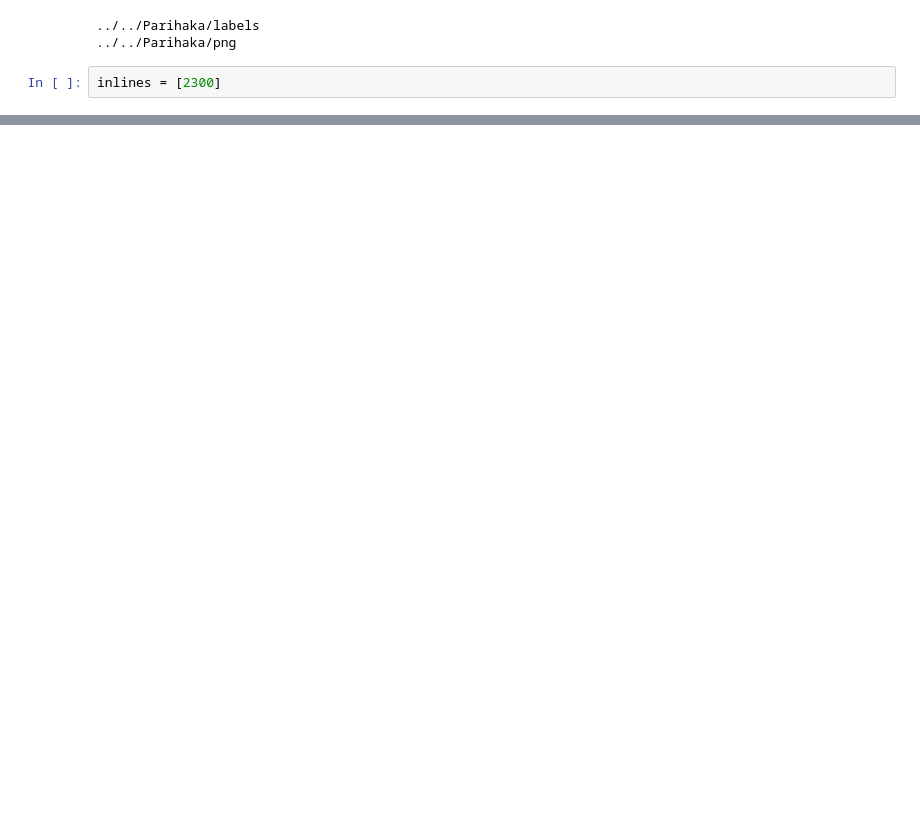
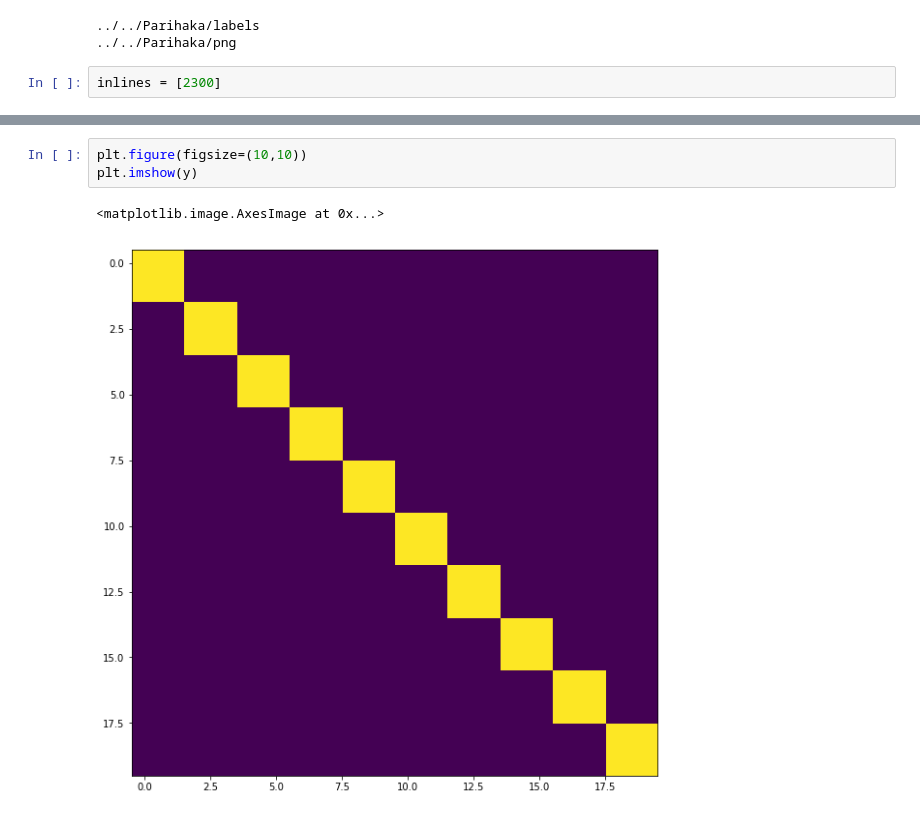
Before and after one commit to stevejpurves/gully-attack-rl, a Jupyter notebook: scripts/try cropping.ipynb, the cells around one changed output, grey strips where cells are left out. Saved outputs shown, nothing was run; the diff lists cells and outputs as text; blank space fills up the shorter version.

```diff
--- a/scripts/try cropping.ipynb
+++ b/scripts/try cropping.ipynb
@@ -21,3 +34,9 @@ inlines = [2300]
+# %%
+plt.figure(figsize=(10,10))
+plt.imshow(y)
+# %% [output]
+<matplotlib.image.AxesImage at 0x...>
+[figure, added]
 # %%
 label_names = ['grey_il{}_segmentation.png'.format(il) for il in inlines]
 rgb_names = ['rgb_il{}.png'.format(il) for il in inlines]
```
Also changed, not shown: parts of 3 cells of this notebook, 6 other files.
